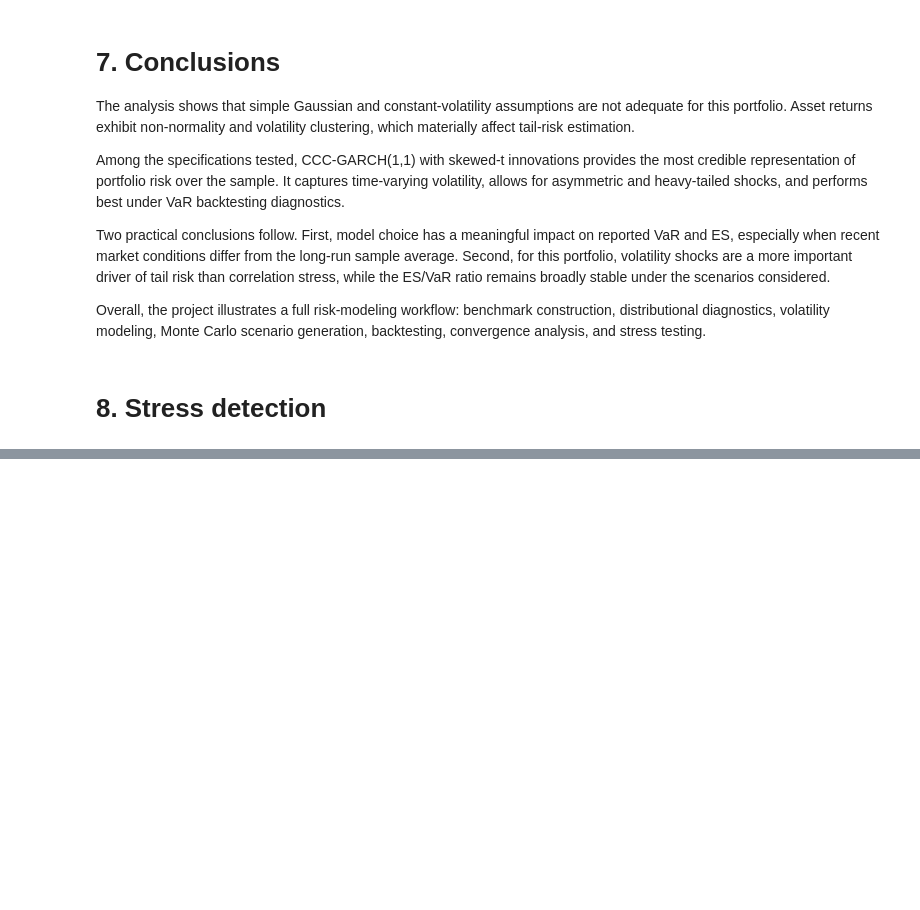
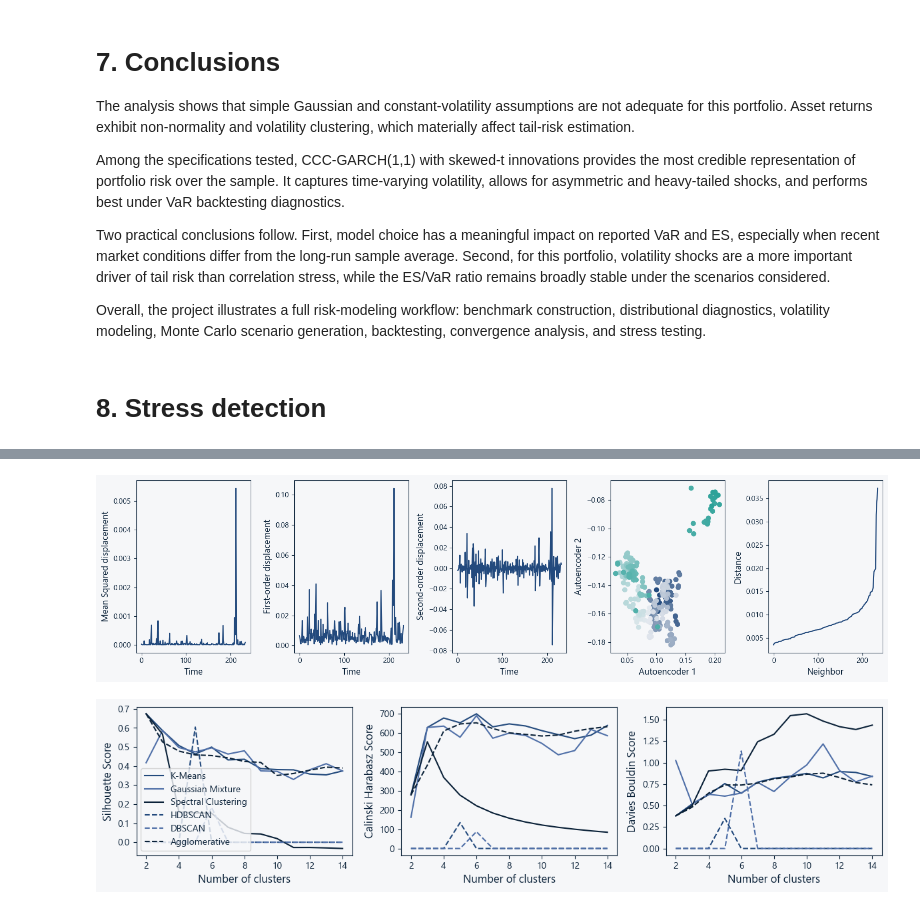
Before and after one commit to ValVal-Data/VaR, a Jupyter notebook: Main.ipynb, the cells around one changed output, grey strips where cells are left out. Drawn from its saved outputs; the diff is of its cells as text; code cells hidden in the pictures; blank space fills up the shorter version.

```diff
--- a/Main.ipynb
+++ b/Main.ipynb
@@ -369 +500,16 @@ plotClusterScores(r,coded)
+# %%
+data=TickData(histVar,popti["Window"])
+data_loader=tr.utils.data.DataLoader(data)
+mopti.eval()
+coded=np.zeros((len(data),popti["Dimensions"][-1]*2))
+with tr.torch.no_grad():
+    for id,(x,y) in enumerate(data_loader):
+        tmp=mopti.encode(x)
+        coded[id]=[tmp[0].numpy()[0][0],tmp[1].numpy()[0][0]]
+msd,vel,acc=plotLatent(coded,10)
+r=np.arange(2,15)
+plotClusterScores(r,coded,0.01,10)
+# %% [output]
+[figure, added]
+[figure, added]
 # %%
```
Also changed, not shown: parts of 21 cells of this notebook, 4 other files.
